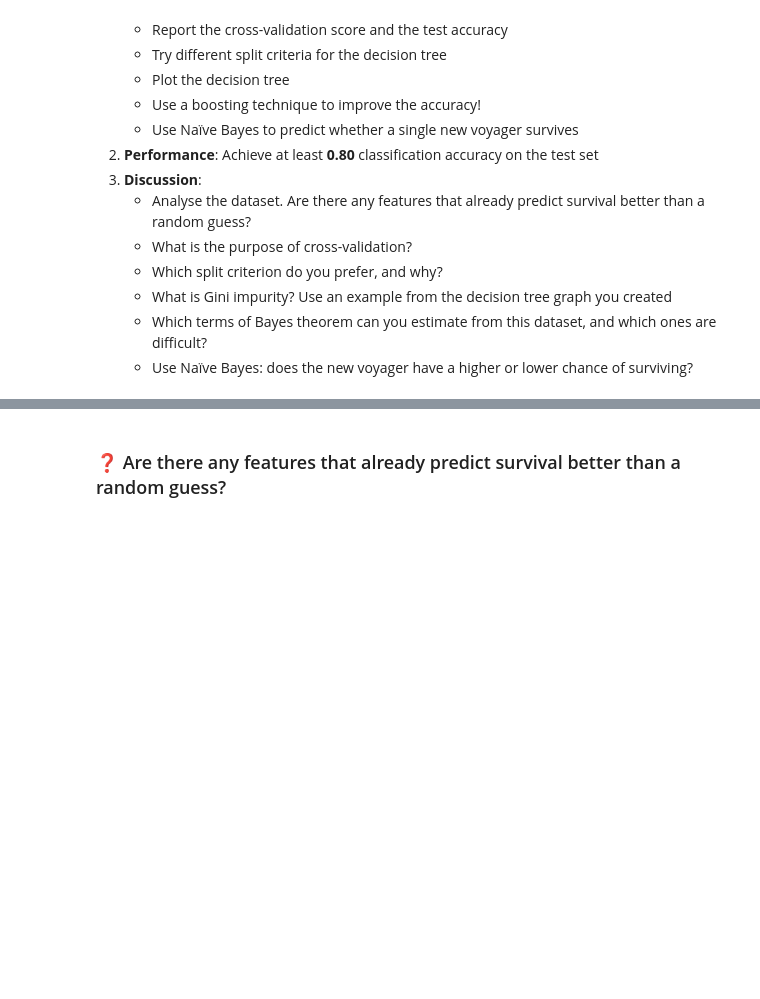
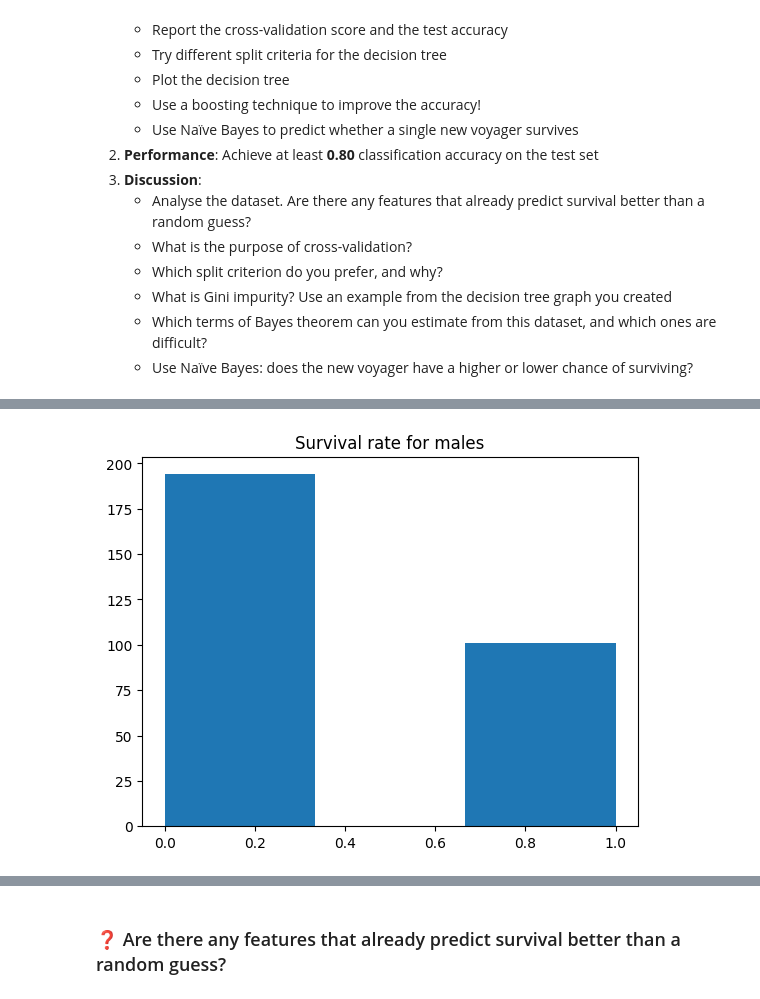
Before and after one commit to EinarJohannes/intro_ml_assignment_2, a Jupyter notebook: Problem2.ipynb, the cells around one changed output, grey strips where cells are left out. Saved outputs shown, nothing was run; the diff lists cells and outputs as text; code cells hidden in the pictures; blank space fills up the shorter version.

```diff
--- a/Problem2.ipynb
+++ b/Problem2.ipynb
@@ -486,0 +573,10 @@ Let's start by understanding the dataset.
+# %%
+
+train_male = train[train["sex"] == "Male"]
+train_female = train[train["sex"] == "Female"]
+# %%
+plt.hist(train_male["survived"], bins = 3)
+plt.title("Survival rate for males")
+plt.show()
+# %% [output]
+[figure, added]
```
Also changed, not shown: parts of 21 cells of this notebook, 1 other file.
